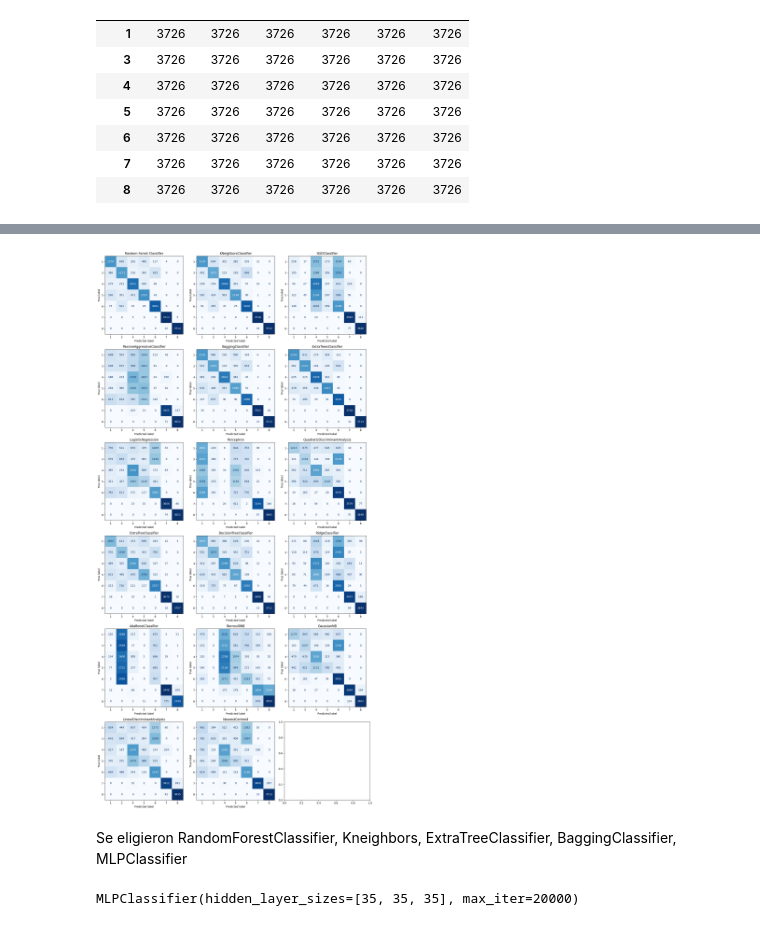
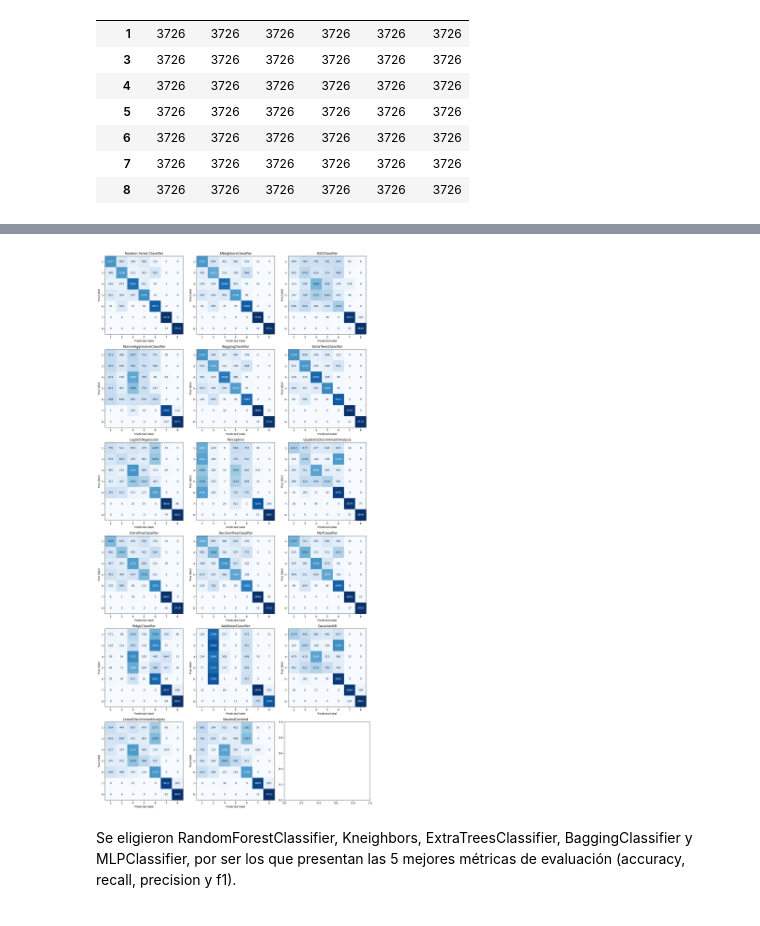
Before and after one commit to Tec-AI-23/HAR70, a Jupyter notebook: EDA_Evaluation.ipynb, the cells around one changed output, grey strips where cells are left out. Saved outputs shown, nothing was run; the diff lists cells and outputs as text; code cells hidden in the pictures.

```diff
--- a/EDA_Evaluation.ipynb
+++ b/EDA_Evaluation.ipynb
@@ -289,11 +317,13 @@ dtype: float64
 # %% [markdown]
 # Entrenamiento
 # %%
-#balancear datos dejando el numero de datos igual a la categoria con menor cantidad de datos
-data_balanced = data.groupby('label').sample(n=data['label'].value_counts().min(), random_state=42)
+# balancear datos dejando el numero de datos igual a la categoria con menor cantidad de datos
+data_balanced = data.groupby("label").sample(
+    n=data["label"].value_counts().min(), random_state=42
+)
 
-#agrupamos para mostrar la cantidad de datos por categoria
-contar = data_balanced.groupby(by = 'label').count()
+# agrupamos para mostrar la cantidad de datos por categoria
+contar = data_balanced.groupby(by="label").count()
 contar.head(10)
 # %% [output]
 |  | back_x | back_y | back_z | thigh_x | thigh_y | thigh_z |
@@ -389,22 +424,24 @@ matrices = dict(map(lambda x:[x,np.zeros([7,7])], names))
 X, y = datasets
 # %%
 n_folds = 5
-kf = KFold(n_splits=n_folds, shuffle = True, random_state = 42).split(X)
+kf = KFold(n_splits=n_folds, shuffle=True, random_state=42).split(X)
 for indice, (train_index, test_index) in enumerate(kf):
-    X_train = X[train_index,:]
+    X_train = X[train_index, :]
     y_train = y[train_index]
-    X_test = X[test_index,:]
+    X_test = X[test_index, :]
     y_test = y[test_index]
     for name, clf in zip(names, classifiers):
-
-
         clf.fit(X_train, y_train)
         y_pred = clf.predict(X_test)
 
         avg_score[name] += accuracy_score(y_test, y_pred)
-        avg_recall[name] += recall_score(y_test, y_pred, average='micro', zero_division = 0)
-        avg_f1[name]+= f1_score(y_test, y_pred, average='micro', zero_division = 0)
-        avg_precision[name]+= precision_score(y_test, y_pred, average='micro', zero_division = 0)
+        avg_recall[name] += recall_score(
+            y_test, y_pred, average="micro", zero_division=0
+        )
+        avg_f1[name] += f1_score(y_test, y_pred, average="micro", zero_division=0)
+        avg_precision[name] += precision_score(
+            y_test, y_pred, average="micro", zero_division=0
+        )
 
         matrices[name] += confusion_matrix(y_test, y_pred, labels=clf.classes_)
 # %%
@@ -446,13 +483,15 @@ GaussianNB: 0.5922475234338894
 LinearDiscriminantAnalysis: 0.5337776100078672
 NearestCentroid: 0.5334322754421306
 # %%
-fig, axes = plt.subplots(nrows=6, ncols=3, figsize=(15,30))
-for (keys, value), ax  in zip(matrices.items(), axes.flatten()):
+fig, axes = plt.subplots(nrows=6, ncols=3, figsize=(15, 30))
+for (keys, value), ax in zip(matrices.items(), axes.flatten()):
     value = value.astype(int)
-    ConfusionMatrixDisplay(confusion_matrix=value,display_labels=[1,3,4,5,6,7,8]).plot(ax = ax, colorbar = False, cmap = 'Blues')
+    ConfusionMatrixDisplay(
+        confusion_matrix=value, display_labels=[1, 3, 4, 5, 6, 7, 8]
+    ).plot(ax=ax, colorbar=False, cmap="Blues")
     ax.title.set_text(keys)
     fig.set_tight_layout(True)
 # %% [output]
-[figure, old version]
+[figure, new version]
 # %% [markdown]
-Se eligieron RandomForestClassifier, Kneighbors, ExtraTreeClassifier, BaggingClassifier, MLPClassifier
+Se eligieron RandomForestClassifier, Kneighbors, ExtraTreesClassifier, BaggingClassifier y MLPClassifier, por ser los que presentan las 5 mejores métricas de evaluación (accuracy, recall, precision y f1).
@@ -470,16 +497,0 @@ X, y  = datasets
-# %%
-num_layers = np.arange(1, 10, 2)
-num_neurons = np.arange(5, 50, 10)
-num_neurons
-
-layers = []
-for l in num_layers:
-    for n in num_neurons:
-        layers.append(l*[n])
-
-clf = HalvingRandomSearchCV(MLPClassifier(max_iter=20000), {'hidden_layer_sizes': layers},
-cv = 5, random_state = 0)
-clf.fit(X, y)
-print(clf.best_estimator_)
-# %% [output]
-MLPClassifier(hidden_layer_sizes=[35, 35, 35], max_iter=20000)
```
Also changed, not shown: parts of 24 cells of this notebook.
